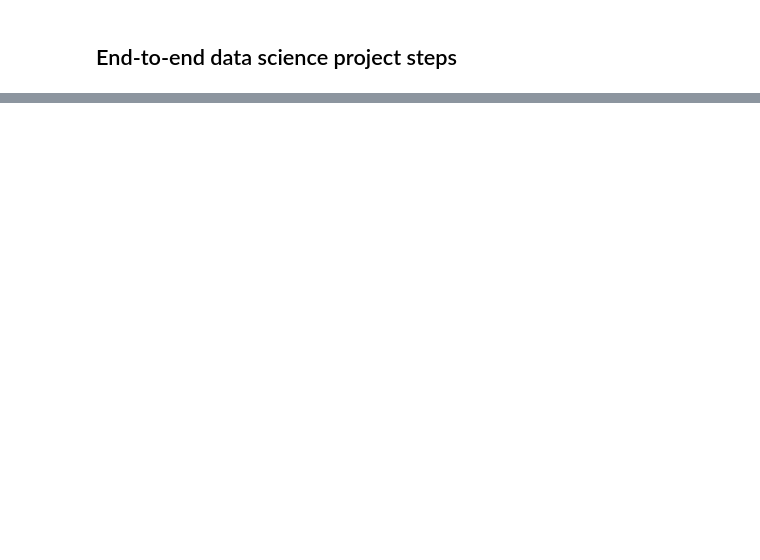
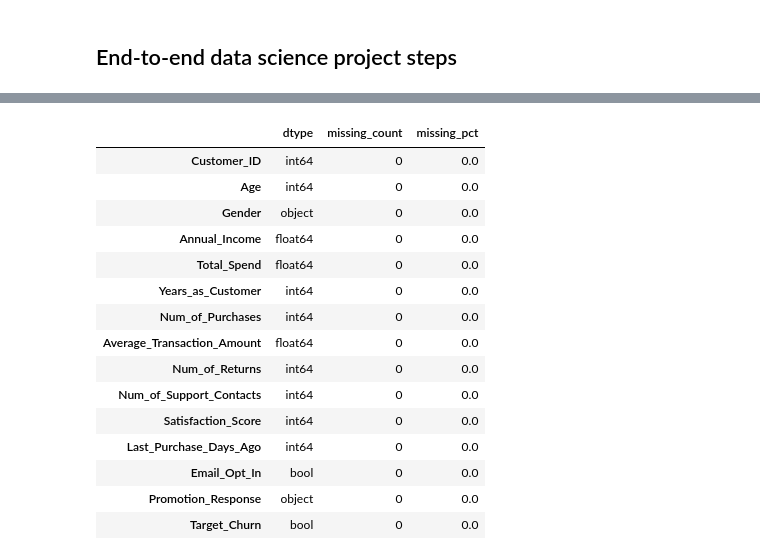
Before and after one commit to 0BerkayK/hopi, a Jupyter notebook: Interview.ipynb, the cells around one changed output, grey strips where cells are left out. Drawn from its saved outputs; the diff is of its cells as text; code cells hidden in the pictures; blank space fills up the shorter version.

```diff
--- a/Interview.ipynb
+++ b/Interview.ipynb
@@ -194,0 +45,24 @@ istatistiksel olarak anlamlı değildir.
+# %%
+# Eksik Değer Kontrol ve kolon tipi preview
+display(pd.DataFrame({
+    'dtype': df.dtypes,
+    'missing_count': df.isna().sum(),
+    'missing_pct': df.isna().mean()
+}).sort_values('missing_pct', ascending=False))
+# %% [output]
+|  | dtype | missing_count | missing_pct |
+| Customer_ID | int64 | 0 | 0.0 |
+| Age | int64 | 0 | 0.0 |
+| Gender | object | 0 | 0.0 |
+| Annual_Income | float64 | 0 | 0.0 |
+| Total_Spend | float64 | 0 | 0.0 |
+| Years_as_Customer | int64 | 0 | 0.0 |
+| Num_of_Purchases | int64 | 0 | 0.0 |
+| Average_Transaction_Amount | float64 | 0 | 0.0 |
+| Num_of_Returns | int64 | 0 | 0.0 |
+| Num_of_Support_Contacts | int64 | 0 | 0.0 |
+| Satisfaction_Score | int64 | 0 | 0.0 |
+| Last_Purchase_Days_Ago | int64 | 0 | 0.0 |
+| Email_Opt_In | bool | 0 | 0.0 |
+| Promotion_Response | object | 0 | 0.0 |
+| Target_Churn | bool | 0 | 0.0 |
```
Also changed, not shown: parts of 48 cells of this notebook, 1 other file.
